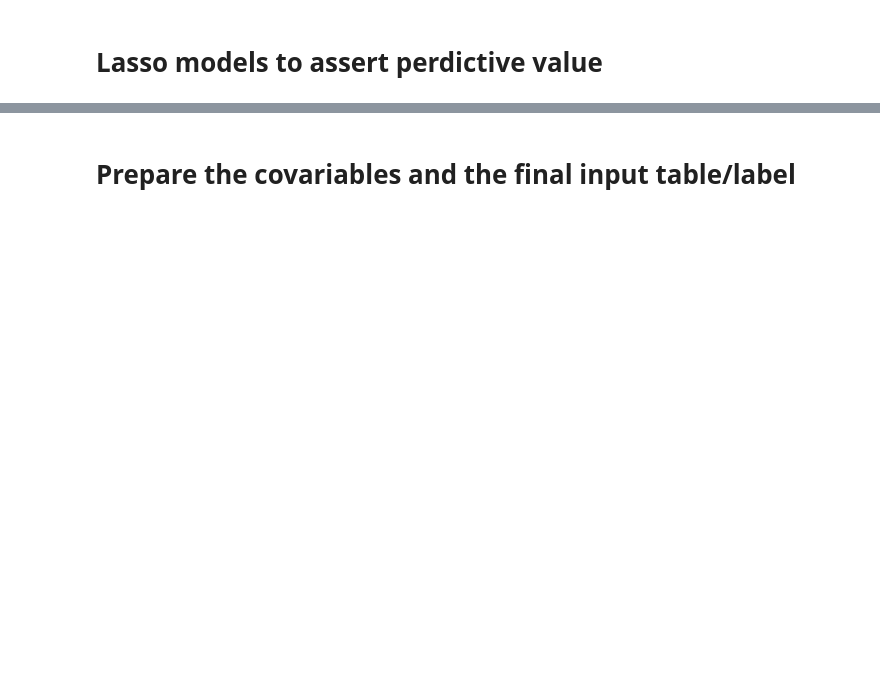
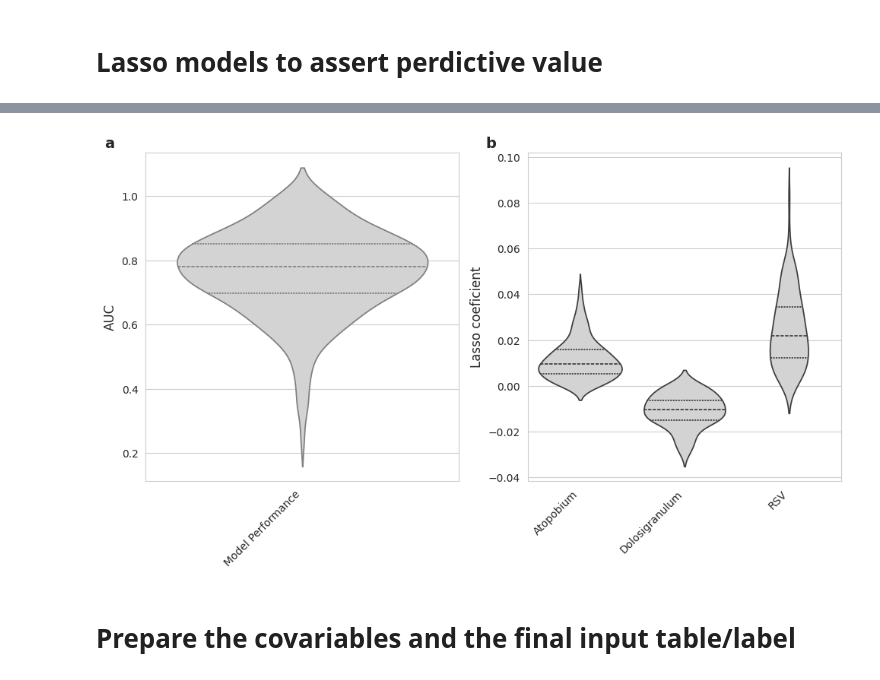
Before and after one commit to GERMAN00VP/postcovid-bronchiolitis-microbiome-analysis, a Jupyter notebook: Main_abalysis.ipynb, the cells around one changed output, grey strips where cells are left out. Cells and saved outputs as stored; diff of their text form; code cells hidden in the pictures; blank space fills up the shorter version.

Commit message:
Bootstrap lasso models

```diff
--- a/Main_abalysis.ipynb
+++ b/Main_abalysis.ipynb
@@ -635,2 +729,0 @@ results.head()
-# %%
-results["COEFS"] = results.coef.map(lambda x: "NO" if x.sum()==0 else "Yes")
@@ -958,2 +730,90 @@ ValueError: This solver needs samples of at least 2 classes in the data, but the
+# %%
+df_pvals_bql = runner.empirical_p_values(
+    X=X,
+    y=y,
+    results_real=results,
+    n_boot=500,
+    n_permutations=1000,
+    n_jobs=30
+)
+# %%
+def process_results(results,pvalues_df):
+    coefs_df = pd.DataFrame(results.coef.to_dict()).T
+    coefs_df["AUC"] = results["auc"]
+    p_values = pvalues_df.set_index("Feature").p_value.to_frame()
+    medians = {}
+    iqr = {}
+    sel_frequency = {}
+    pvals = {}
+    plot_dfs={}
+    for ind in coefs_df.columns:
+        # Some features had all zeros in the real dataset so we dont compute those values
+        if not ind in p_values.index:
+            sel_frequency[ind] = 0
+            medians[ind] = "NC"
+            iqr[ind] = "NC"
+            pvals[ind] = "NC"
+
+        else:
+            non_zero_coefs =  coefs_df[ind][coefs_df[ind]!=0]
+            if ind=="AUC":
+                non_zero_coefs = coefs_df[ind][coefs_df[ind]!=0.5]
+            sel_frequency[ind] = (non_zero_coefs.shape[0]/coefs_df.shape[0])*100
+            medians[ind] = non_zero_coefs.median()
+            iqr[ind] = (non_zero_coefs.quantile(0.75)-non_zero_coefs.quantile(0.25))
+            pvals[ind] = p_values.loc[ind].values[0]
+
+            if pvals[ind]<0.05:
+                plot_dfs[ind]=non_zero_coefs.reset_index(drop=True)
+
+
+    res_table = pd.DataFrame( {"Selection Frecquency (%)":sel_frequency,
+                            "Median (Non-0 coefs)":medians,
+                            "IQR (Non-0 coefs)":iqr,
+                            "P-value (Permutation test)":pvals}, index =coefs_df.columns ).rename(index={"Respiratory syncytial virus_Yes":"RSV",
+                                                                        "Wheezing treatment_Yes":"Wheezing episodes",
+                                                                        "Breastfeeding_Yes":'Breastfeeding',
+                                                                        "Cesarean section_No":"C-section",
+                                                                        "Family history atopy_Yes":"Family history atopy"})
+
+    plot_df = pd.DataFrame(plot_dfs).rename(columns={"Respiratory syncytial virus_Yes":"RSV",
+                                                                        "Wheezing treatment_Yes":"Wheezing episodes",
+                                                                        "Breastfeeding_Yes":'Breastfeeding',
+                                                                        "Cesarean section_No":"C-section",
+                                                                        "Family history atopy_Yes":"Family history atopy"})
+
+
+
+    return res_table,plot_df
+
+
+
+res_table , plot_df= process_results(results=results,pvalues_df=df_pvals_bql)
+
+
+fig,axs = plt.subplots(1,2,figsize=(10,6))
+sns.set_style("whitegrid")
+# Distribution of Non-zero Lasso Coefficients Across Bootstrap Samples in significant features
+sns.violinplot(plot_df.drop(columns="AUC"),ax= axs[1], color = "lightgray", inner="quartile")
+axs[1].set_xticklabels(axs[1].get_xticklabels(), rotation=45, ha='right')
+axs[1].set_ylabel("Lasso coeficient",fontsize=12)
+axs[1].text(-0.1, 1.05, "b", transform=axs[1].transAxes,
+            fontsize=14, fontweight='bold', va='top', ha='right')
+
+# Distribution of Non-0.5 AUC Across Bootstrap Samples in significant features
+sns.violinplot(plot_df["AUC"],ax= axs[0],color="lightgray",inner="quartile")
+axs[0].set_xticklabels(["Model Performance"], rotation=45, ha='right')
+axs[0].set_ylabel("AUC",fontsize=12)
+axs[0].text(-0.1, 1.05, "a", transform=axs[0].transAxes,
+            fontsize=14, fontweight='bold', va='top', ha='right')
+
+plt.tight_layout()
+
+os.makedirs("Lasso",exist_ok=True)
+os.makedirs("Lasso/bql_comparison",exist_ok=True)
+plt.savefig("Lasso/bql_comparison/no_0_coefs_andauc.png")
+res_table.to_csv("Lasso/bql_comparison/results_table.csv")
+# %% [output]
+[figure, added]
 # %% [markdown]
 # Prepare the covariables and the final input table/label
```
Also changed, not shown: parts of 34 cells of this notebook, 13 other files.
